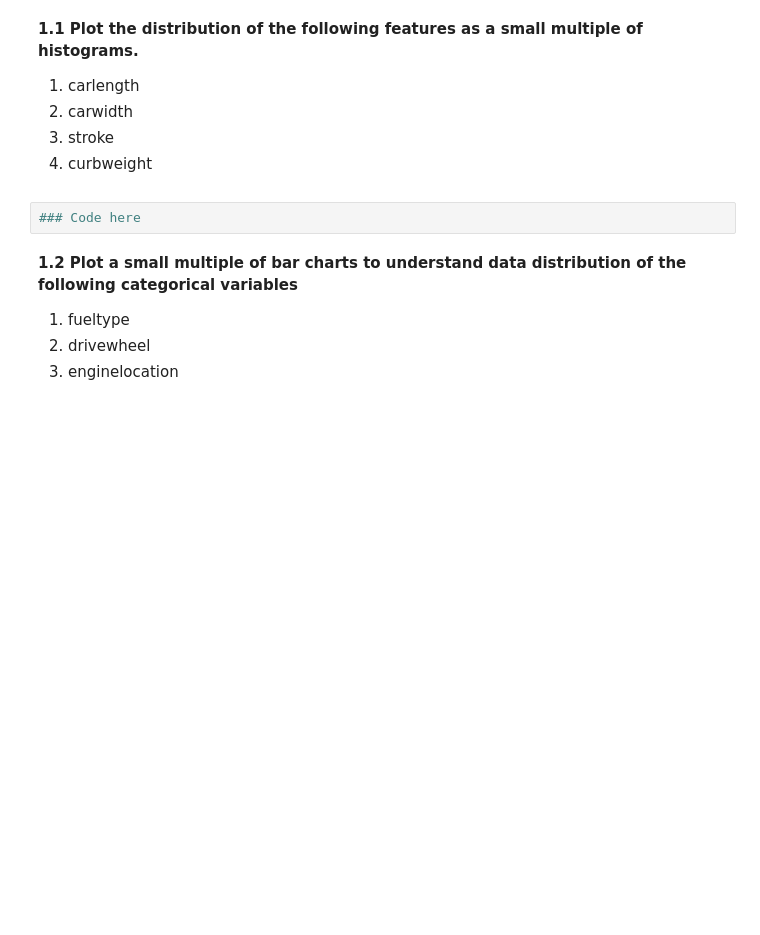
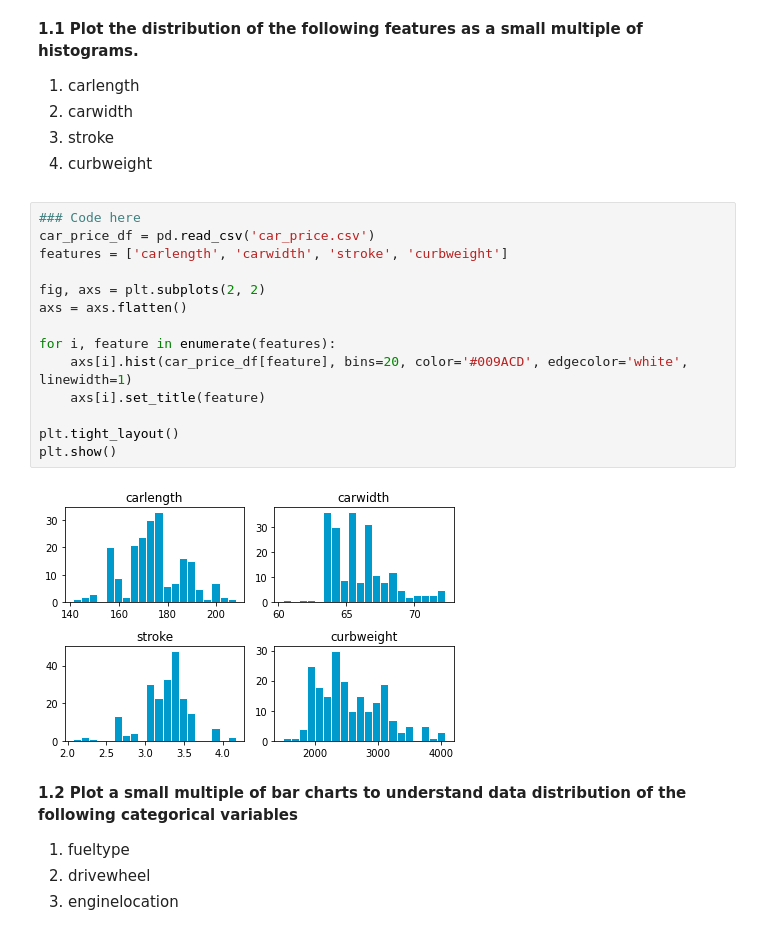
Before and after one commit to adelinka17/aml-project1, a Jupyter notebook: AML_HW1_Questions.ipynb, the cells around one changed output. Cells and saved outputs as stored; diff of their text form; blank space fills up the shorter version.

```diff
--- a/AML_HW1_Questions.ipynb
+++ b/AML_HW1_Questions.ipynb
@@ -51,6 +66,20 @@ car_price_df = pd.read_csv('car_price.csv')
 <b></b>
 # %%
 ### Code here
+car_price_df = pd.read_csv('car_price.csv')
+features = ['carlength', 'carwidth', 'stroke', 'curbweight']
+
+fig, axs = plt.subplots(2, 2)
+axs = axs.flatten()
+
+for i, feature in enumerate(features):
+    axs[i].hist(car_price_df[feature], bins=20, color='#009ACD', edgecolor='white', linewidth=1)
+    axs[i].set_title(feature)
+
+plt.tight_layout()
+plt.show()
+# %% [output]
+[figure, added]
 # %% [markdown]
 <b> 1.2 Plot a small multiple of bar charts to understand data distribution of the following categorical variables </b>
 1. fueltype
```
Also changed, not shown: parts of 57 cells of this notebook.
